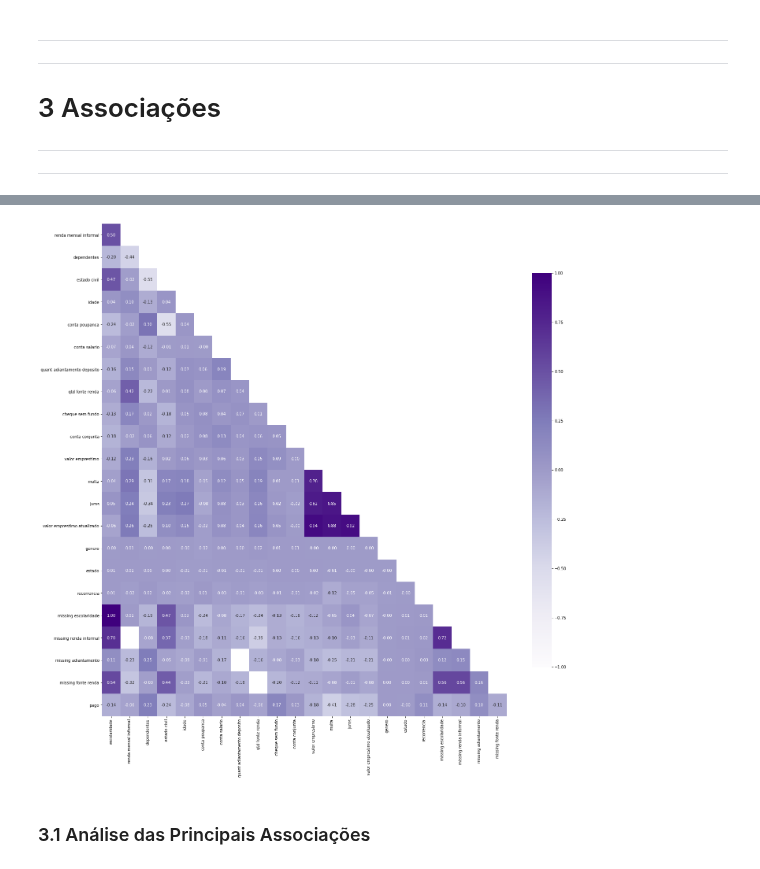
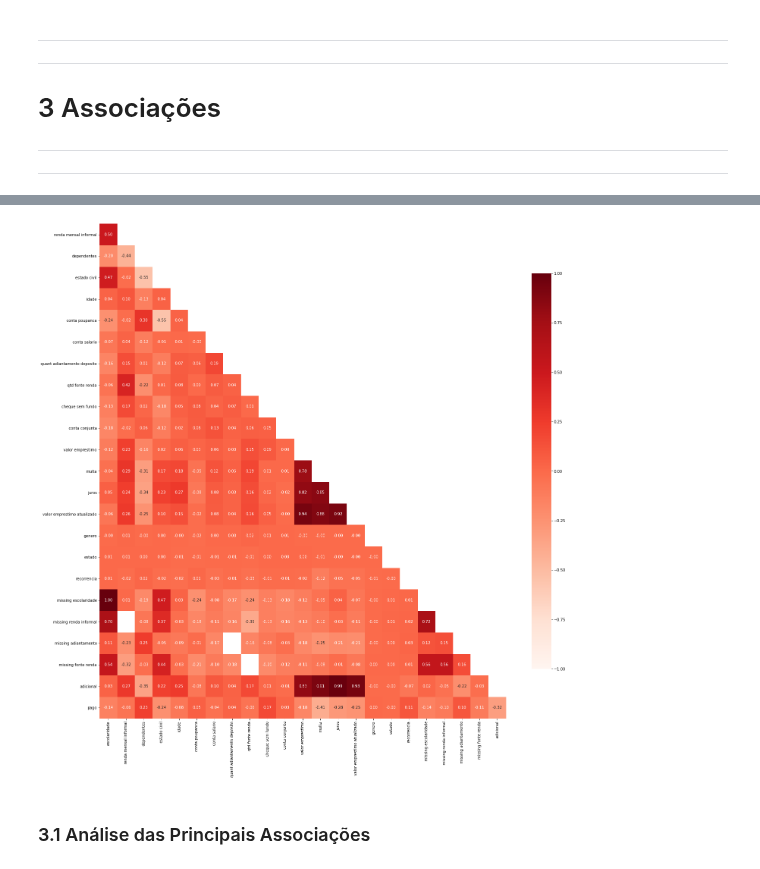
Before and after one commit to jvitorcosta/loan-EDA-python, a Jupyter notebook: loan_case.ipynb, the cells around one changed output, grey strips where cells are left out. Cells and saved outputs as stored; diff of their text form; code cells hidden in the pictures.

```diff
--- a/loan_case.ipynb
+++ b/loan_case.ipynb
@@ -17,21 +17,19 @@ import matplotlib.pyplot as plt
 import seaborn as sns
 %matplotlib inline
 # %%
-def add_coluna_faltante(name,new,valor,df,tipo):
+def add_coluna_faltante(name, new, df, valor = np.nan):
     #name -> nome da coluna original
     #new -> nome da nova coluna para valores faltantes
     #valor -> valor que substitui os valores faltantes
     #df -> dataframe a ser alterado
-    #tipo -> modifica o tipo de dado da coluna
 
     lista=df[name].copy()
     lista.where(lista.isnull(), other=0, inplace=True)
-    lista.mask(lista.isnull(), other=1, inplace=True)
-    df_lista=pd.DataFrame(lista)
-    df_lista=df_lista.rename(columns={"index":name,name:new})
+    lista.where(~lista.isnull(), other=1, inplace=True)
+    #lista.mask(lista.isnull(), other=1, inplace=True)
     df.insert(df.shape[1],new,lista)
     df[name] = df[name].where(pd.notnull(df[name]), valor)
-    df[new]=df[new].astype('int8')
+    df[new] = df[new].astype('int8')
     return df
     #retorna dataframe processado
 # %%
@@ -157,7 +155,7 @@ df_lista=pd.DataFrame(lista).reset_index()
 df_lista=df_lista.rename(columns={"index":"id","id":"recorrencia"})
 dataset=pd.merge(dataset,df_lista,on=['id'],how='left')
 # %%
-dataset=add_coluna_faltante('escolaridade','missing escolaridade',4,dataset,'int8')
-dataset=add_coluna_faltante('renda mensal informal','missing renda informal',np.nan,dataset,'int8')
-dataset=add_coluna_faltante('quant adiantamento deposito','missing adiantamento',np.nan,dataset,'int8')
-dataset=add_coluna_faltante('qtd fonte renda','missing fonte renda',np.nan,dataset,'int8')
+dataset=add_coluna_faltante(name = 'escolaridade', new = 'missing escolaridade',valor=4,df = dataset)
+dataset=add_coluna_faltante(name = 'renda mensal informal', new = 'missing renda informal', df =dataset)
+dataset=add_coluna_faltante(name = 'quant adiantamento deposito', new = 'missing adiantamento', df = dataset)
+dataset=add_coluna_faltante(name = 'qtd fonte renda', new = 'missing fonte renda', df = dataset)
@@ -514,3 +508,7 @@ ax = sns.boxplot(data=dataset["idade"], orient="h", palette="Set2")
 ---------------------------------------------------------------------------------------------------------------------------------------------------------------------------------------
 #### 3. Multa
 ---------------------------------------------------------------------------------------------------------------------------------------------------------------------------------------
+# %%
+# cria uma combinacao juros + multa
+#dataset["adicional"] = dataset["multa"] + dataset["juros"]
+dataset.insert(dataset.shape[1],"adicional",list(dataset["multa"] + dataset["juros"]))
@@ -904,16 +911,18 @@ for feature in binarias:
 # %%
+# SPEARMAN CORRELATION
+
 f,ax=plt.subplots(figsize=(dataset.shape[1],dataset.shape[1]))
 df_corr = dataset.corr(method = "spearman")
 mask = np.triu(np.ones_like(df_corr, dtype=bool))
 #print(mask)
 mask = mask[1:,:-1]
 #print(mask)
 corr = df_corr.iloc[1:,:-1].copy()
 #print(corr)
-sns.heatmap(corr, mask=mask,annot=True,fmt=".2f", cmap='Purples', vmin=-1, vmax=1, cbar_kws={"shrink":.8})
+sns.heatmap(corr, mask=mask,annot=True,fmt=".2f", cmap='Reds', vmin=-1, vmax=1, cbar_kws={"shrink":.8})
 plt.show()
 # %% [output]
-[figure, old version]
+[figure, new version]
 # %% [markdown]
 ### 3.1 Análise das Principais Associações
 # %% [markdown]
```
Also changed, not shown: parts of 34 cells of this notebook, 1 other file.
